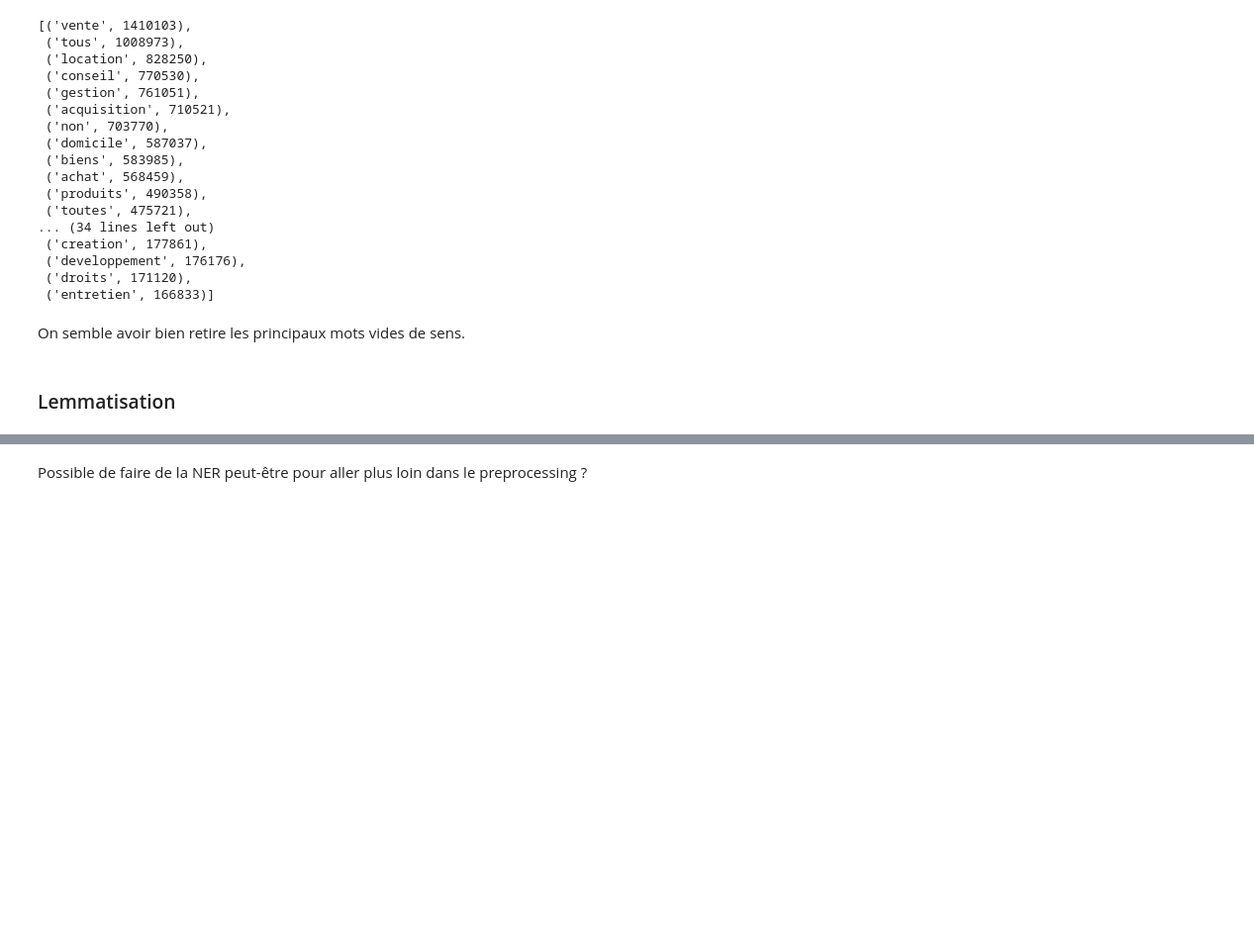
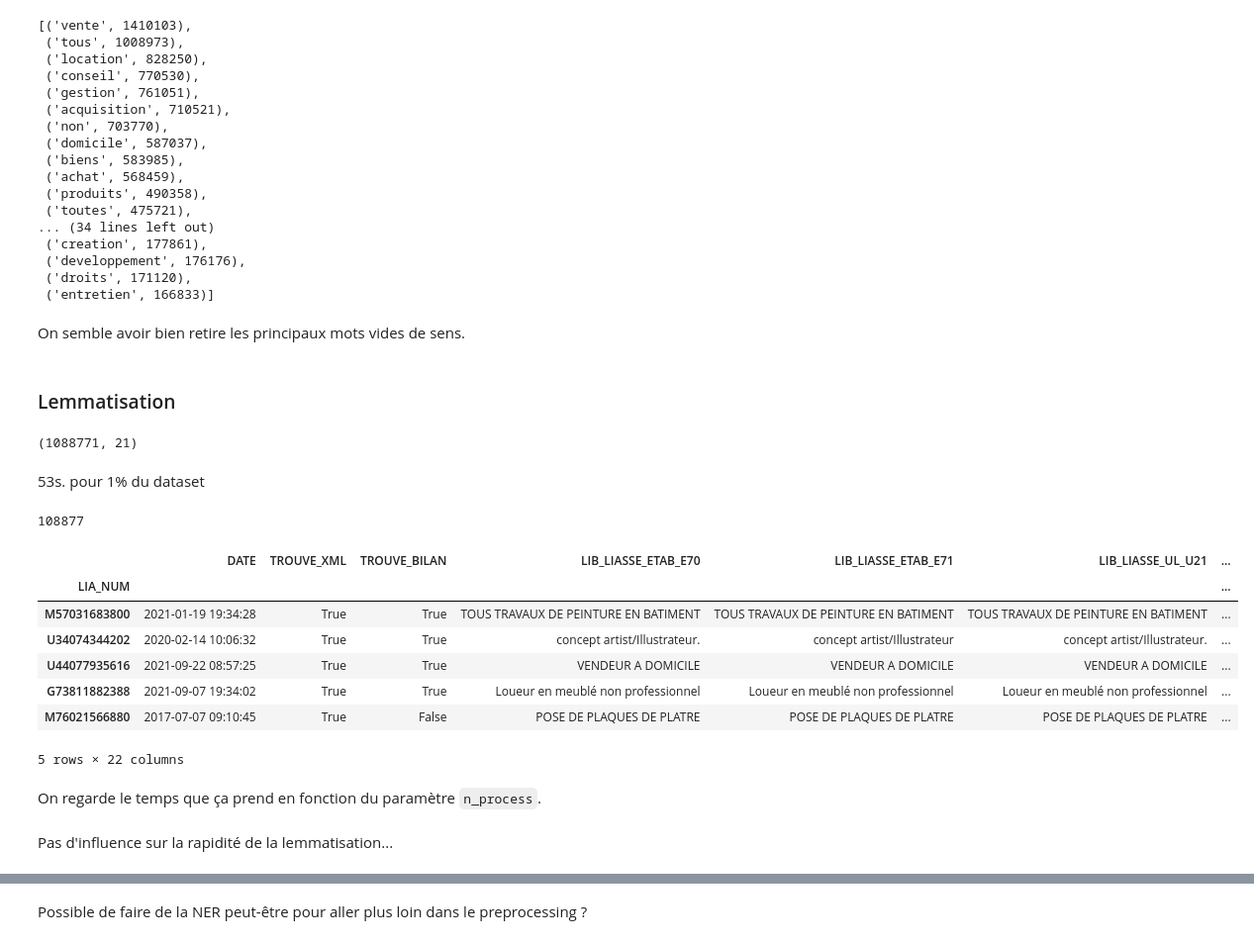
Before and after one commit to InseeFrLab/codif-ape-train, a Jupyter notebook: notebooks/lib_desc.ipynb, the cells around one changed output, grey strips where cells are left out. Shown at 99% size. Cells and saved outputs as stored; diff of their text form; code cells hidden in the pictures; blank space fills up the shorter version.

```diff
--- a/notebooks/lib_desc.ipynb
+++ b/notebooks/lib_desc.ipynb
@@ -253,11 +253,36 @@ wordcount.compute() # Run all tasks and return result
 On semble avoir bien retire les principaux mots vides de sens.
 # %% [markdown]
 ### Lemmatisation
+# %%
+sample_df = df.sample(frac=0.1)
+sample_df.shape
+# %% [output]
+(1088771, 21)
 # %%
 import spacy
 
 nlp = spacy.load('fr_core_news_sm', disable=['parser', 'ner'])
 
 lemmatized_libs = []
-for doc in nlp.pipe(df["LIB_CLEAN"], n_process=30):
+for doc in nlp.pipe(sample_df["LIB_CLEAN"], n_process=30):
     lemmatized_libs.append(" ".join([token.lemma_ for token in doc]))
+# %% [markdown]
+53s. pour 1% du dataset
+# %%
+len(lemmatized_libs)
+# %% [output]
+108877
+# %%
+sample_df["LIB_LEMM"] = lemmatized_libs
+sample_df.head()
+# %% [output]
+|  | DATE | TROUVE_XML | TROUVE_BILAN | LIB_LIASSE_ETAB_E70 | LIB_LIASSE_ETAB_E71 | LIB_LIASSE_UL_U21 | ... |
+| LIA_NUM |  |  |  |  |  |  | ... |
+| M57031683800 | 2021-01-19 19:34:28 | True | True | TOUS TRAVAUX DE PEINTURE EN BATIMENT | TOUS TRAVAUX DE PEINTURE EN BATIMENT | TOUS TRAVAUX DE PEINTURE EN BATIMENT | ... |
+| U34074344202 | 2020-02-14 10:06:32 | True | True | concept artist/Illustrateur. | concept artist/Illustrateur | concept artist/Illustrateur. | ... |
+| U44077935616 | 2021-09-22 08:57:25 | True | True | VENDEUR A DOMICILE | VENDEUR A DOMICILE | VENDEUR A DOMICILE | ... |
+| G73811882388 | 2021-09-07 19:34:02 | True | True | Loueur en meublé non professionnel | Loueur en meublé non professionnel | Loueur en meublé non professionnel | ... |
+| M76021566880 | 2017-07-07 09:10:45 | True | False | POSE DE PLAQUES DE PLATRE | POSE DE PLAQUES DE PLATRE | POSE DE PLAQUES DE PLATRE | ... |
+5 rows × 22 columns
+# %% [markdown]
+On regarde le temps que ça prend en fonction du paramètre `n_process`.
@@ -263,0 +295,2 @@ for doc in nlp.pipe(df["LIB_CLEAN"], n_process=30):
+# %% [markdown]
+Pas d'influence sur la rapidité de la lemmatisation...
```
Also changed, not shown: parts of 20 cells of this notebook.
